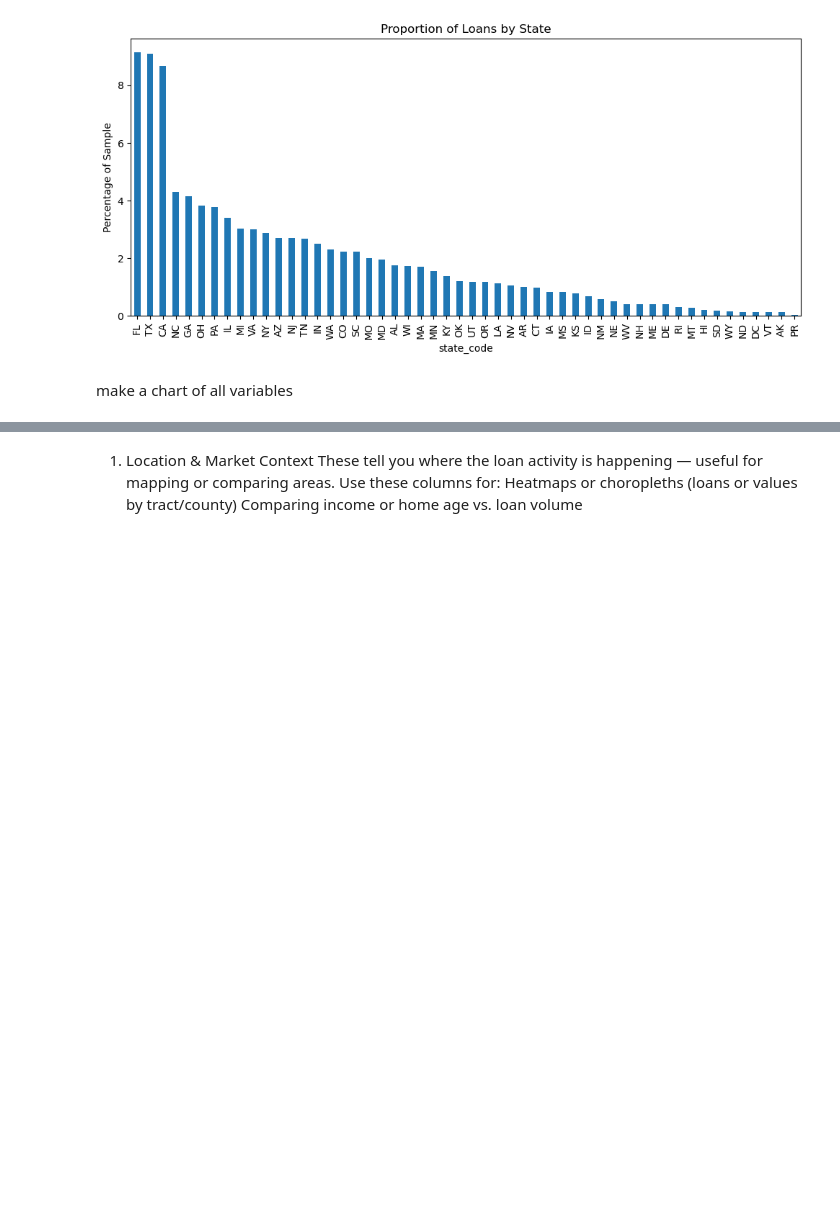
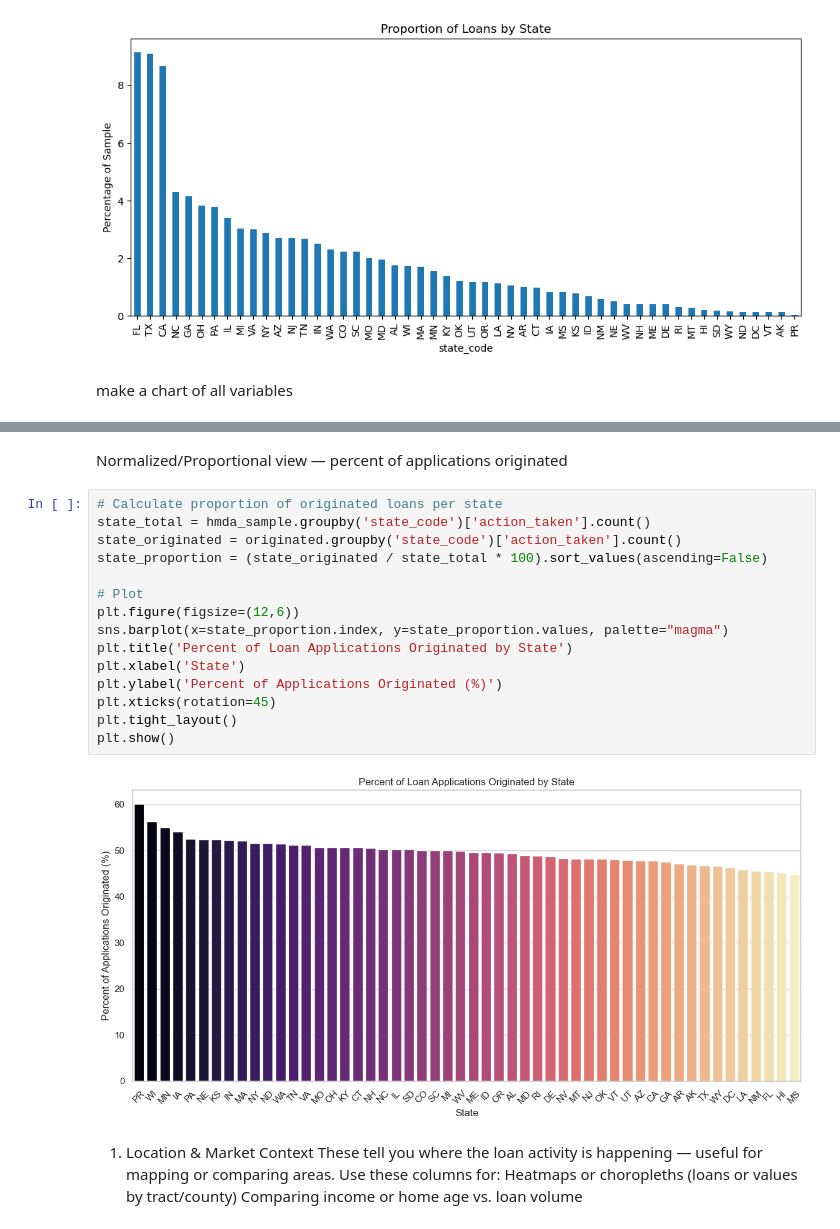
Before and after one commit to JohnQuattrini/-John-Quattrini-Real-Estate-Trends-INST414-Data-Science-Techniques, a Jupyter notebook: capstone_sprint2.ipynb, the cells around one changed output, grey strips where cells are left out. Saved outputs shown, nothing was run; the diff lists cells and outputs as text; blank space fills up the shorter version.

```diff
--- a/capstone_sprint2.ipynb
+++ b/capstone_sprint2.ipynb
@@ -428,3 +415,22 @@ if 'loan_amount' in hmda_sample.columns:
+# %% [markdown]
+Normalized/Proportional view — percent of applications originated
+# %%
+# Calculate proportion of originated loans per state
+state_total = hmda_sample.groupby('state_code')['action_taken'].count()
+state_originated = originated.groupby('state_code')['action_taken'].count()
+state_proportion = (state_originated / state_total * 100).sort_values(ascending=False)
+
+# Plot
+plt.figure(figsize=(12,6))
+sns.barplot(x=state_proportion.index, y=state_proportion.values, palette="magma")
+plt.title('Percent of Loan Applications Originated by State')
+plt.xlabel('State')
+plt.ylabel('Percent of Applications Originated (%)')
+plt.xticks(rotation=45)
+plt.tight_layout()
+plt.show()
+# %% [output]
+[figure, added]
 # %% [markdown]
 1. Location & Market Context
 These tell you where the loan activity is happening — useful for mapping or comparing areas.
```
Also changed, not shown: parts of 8 cells of this notebook.
